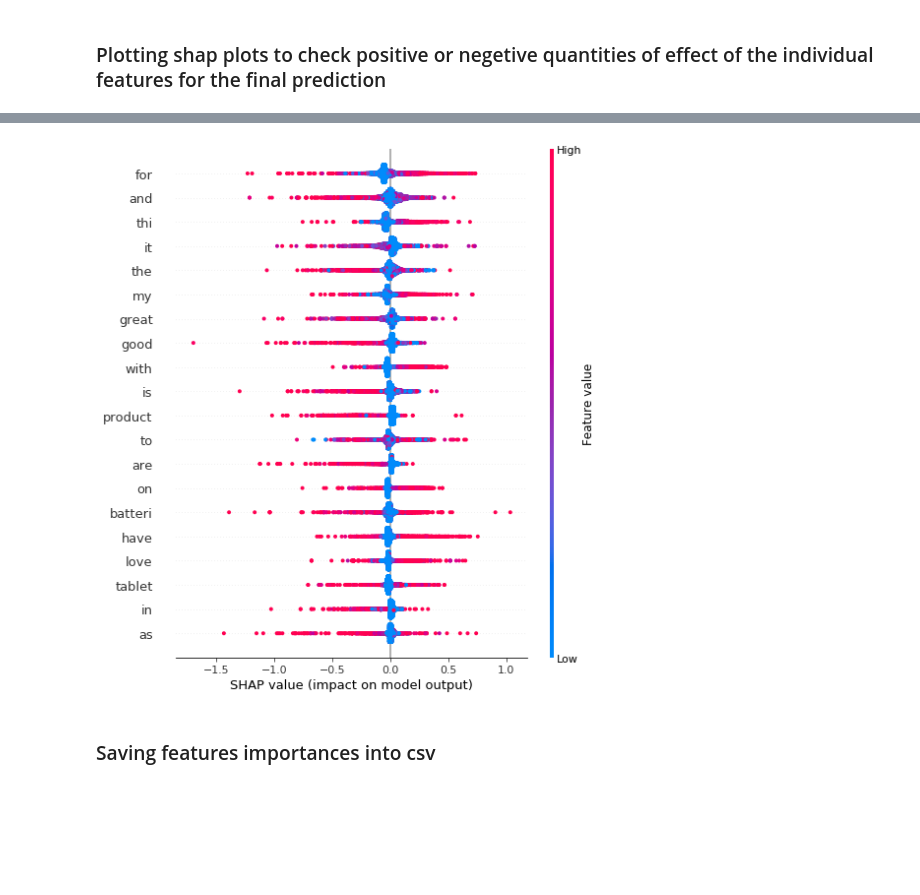
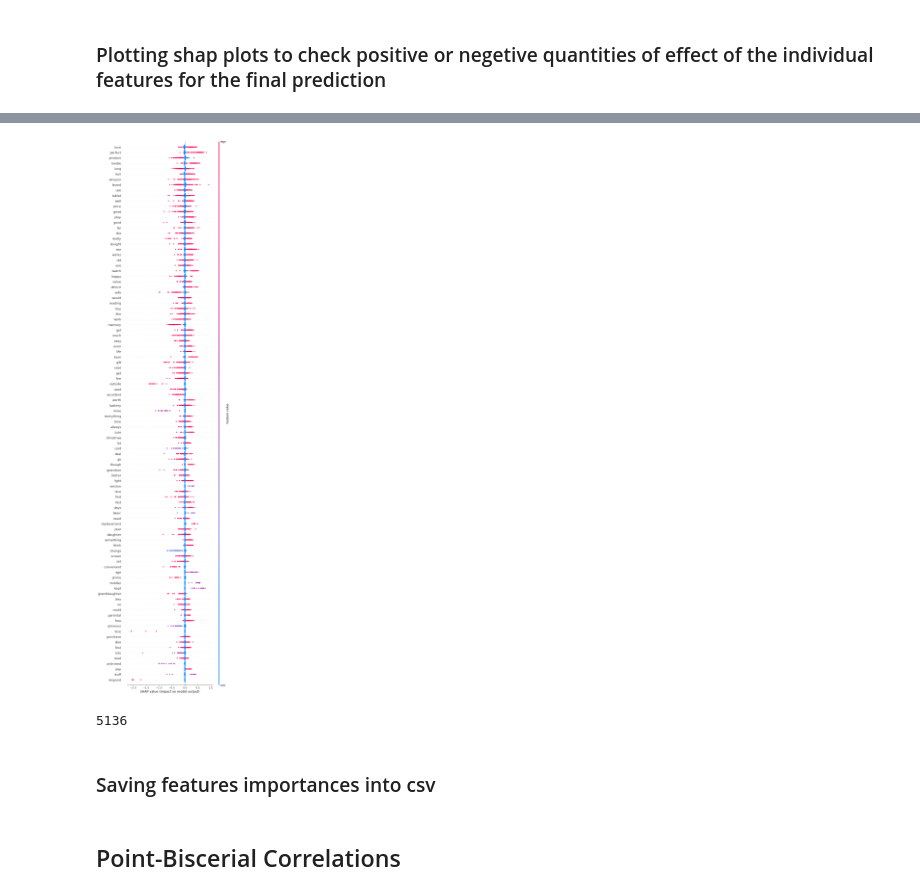
Before and after one commit to vishalkumarmishra7/TCD-work, a Jupyter notebook: Text Analytics/Predicting Day of Week from review text in amazon reviews/Step2 - Model Improvement and Feature Importances/Model.ipynb, the cells around one changed output, grey strips where cells are left out. Drawn from its saved outputs; the diff is of its cells as text; code cells hidden in the pictures; blank space fills up the shorter version.

Commit message:
Text Analysis Project Update
For updating the analysis of model such as SHAP and Point-Biscerial correlations to explain the model predictions and creating the final lexicon.

```diff
--- a/Text Analytics/Predicting Day of Week from review text in amazon reviews/Step2 - Model Improvement and Feature Importances/Model.ipynb
+++ b/Text Analytics/Predicting Day of Week from review text in amazon reviews/Step2 - Model Improvement and Feature Importances/Model.ipynb
@@ -102,13 +115,13 @@ df3.head()
 # %% [markdown]
 ### Train test validation split
 # %%
-s = np.random.uniform(low = 0, high = df3.shape[0] - 1, size = int(0.15*df3.shape[0]))
-s = np.unique(s.round(0))
+# s = np.random.uniform(low = 0, high = df3.shape[0] - 1, size = int(0.15*df3.shape[0]))
+# s = np.unique(s.round(0))
 
-dfv = df3.iloc[s,:]
-df4 = df3.drop(s)
+# dfv = dft3.iloc[s,:]
+# df4 = dft3.drop(s)
 
-X_train, X_test, y_train, y_test = train_test_split(df4.drop(columns = ['TimeCycle']), df4['TimeCycle'], test_size=0.30, random_state=1)
+X_train, X_test, y_train, y_test = train_test_split(dft3.drop(columns = ['TimeCycle']), dft3['TimeCycle'], test_size=0.20, random_state=1)
 # %% [markdown]
 ### Model Training
 # %%
@@ -140 +166,8 @@ bestIteration = 2999
 <catboost.core.CatBoostClassifier at 0x...>
+# %%
+if(dft3.shape[1] <= 60):
+    fname = "model_with_pca"
+else:
+    fname = "model_without_pca"
+
+fname
@@ -140,0 +181,3 @@ bestIteration = 2999
+# %%
+model = CatBoostClassifier()
+model.load_model(fname, format='cbm')
@@ -218,11 +260,12 @@ fig.savefig(dest+'fig4.png', dpi=fig.dpi)
 # %% [markdown]
 ### Plotting shap plots to check positive or negetive quantities of effect of the individual features for the final prediction
 # %%
-shap_values = model.get_feature_importance(Pool(X_test, label=y_test),type="ShapValues")
+shap_values = model.get_feature_importance(Pool(dfv3.drop(columns = ['TimeCycle']), label=dfv3['TimeCycle']),type="ShapValues")
+# shap_values = model.get_feature_importance(Pool(X_test, label=y_test),type="ShapValues")
 expected_value = shap_values[0,-1]
 shap_values = shap_values[:,:-1]
 shap.initjs()
-shap.force_plot(expected_value, shap_values[3,:], X_test.iloc[3,:])
+shap.force_plot(expected_value, shap_values[2,:], X_test.iloc[2,:])
 # %% [output]
 [interactive output not drawn]
 [interactive output not drawn]
@@ -229,4 +283,4 @@ shap.force_plot(expected_value, shap_values[3,:], X_test.iloc[3,:])
 # %%
-shap.summary_plot(shap_values, X_test)
+shap.summary_plot(shap_values, X_test, max_display = 100)
 # %% [output]
-[figure, old version]
+[figure, new version]
@@ -236,3 +287,8 @@ shap.summary_plot(shap_values, X_test)
+# %%
+len(shap_values[1])
+# len(X_test[1])
+# %% [output]
+5136
 # %% [markdown]
 ### Saving features importances into csv
 # %%
@@ -240 +296,3 @@ df5 = pd.DataFrame(data = {'Features': df4.drop(columns = 'TimeCycle').columns,
 df5.to_csv(dest+'Importances.csv')
+# %% [markdown]
+## Point-Biscerial Correlations
```
Also changed, not shown: parts of 22 cells of this notebook, 17 other files.
